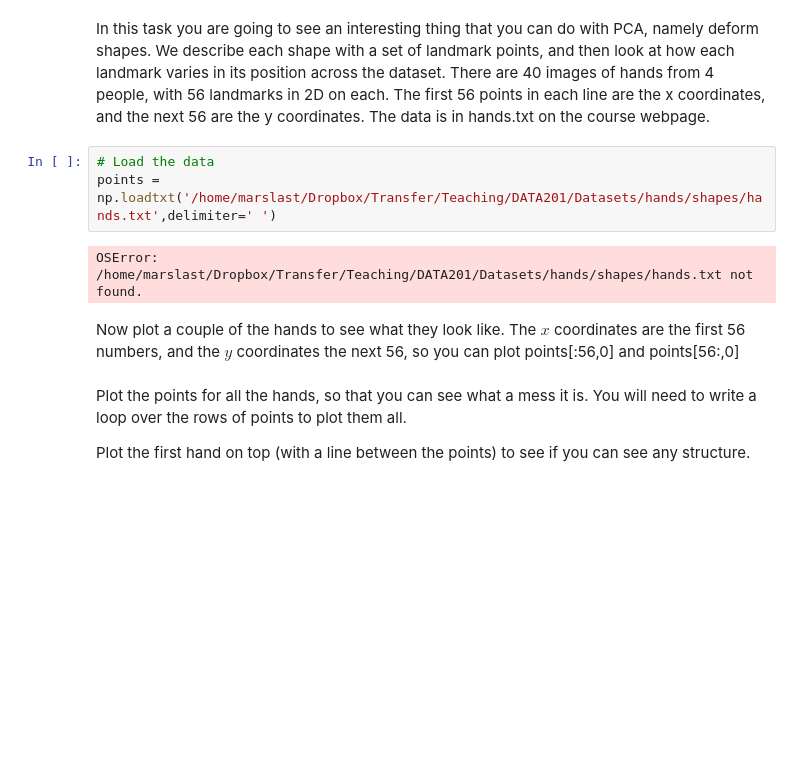
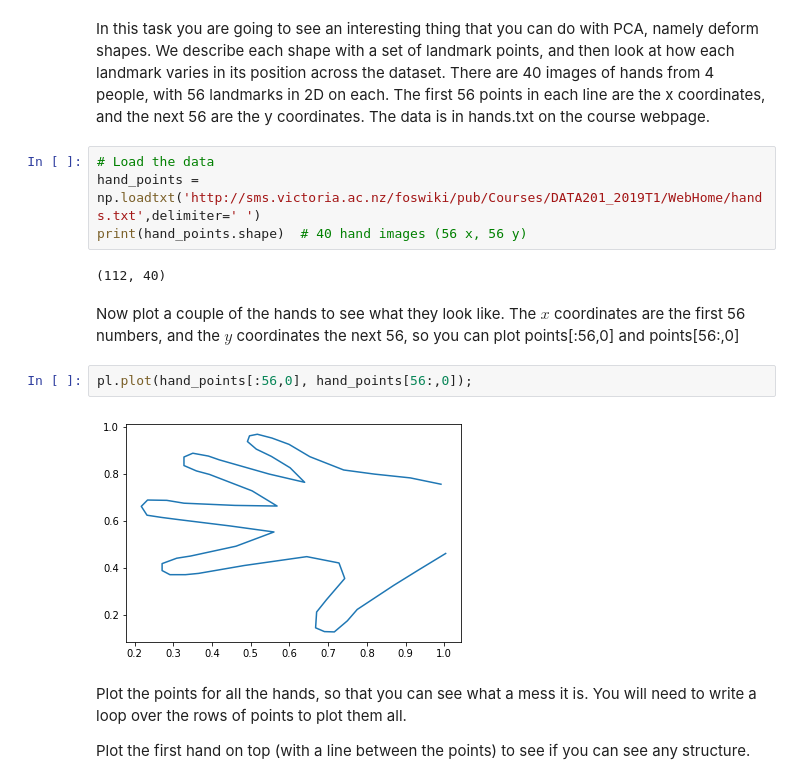
Before and after one commit to hanhnus/DATA201, a Jupyter notebook: Project 1.ipynb, the cells around one changed output. Drawn from its saved outputs; the diff is of its cells as text; blank space fills up the shorter version.

```diff
--- a/Project 1.ipynb
+++ b/Project 1.ipynb
@@ -363,13 +473,18 @@ Task 2: Hand Shapes
 # %% [markdown]
 In this task you are going to see an interesting thing that you can do with PCA, namely deform shapes. We describe each shape with a set of landmark points, and then look at how each landmark varies in its position across the dataset.
 There are 40 images of hands from 4 people, with 56 landmarks in 2D on each. The first 56 points in each line are the x coordinates, and the next 56 are the y coordinates. The data is in hands.txt on the course webpage.
-# %%
-# Load the data
-points = np.loadtxt('/home/marslast/Dropbox/Transfer/Teaching/DATA201/Datasets/hands/shapes/hands.txt',delimiter=' ')
-# %% [output]
-OSError: /home/marslast/Dropbox/Transfer/Teaching/DATA201/Datasets/hands/shapes/hands.txt not found.
+# %%
+# Load the data
+hand_points = np.loadtxt('http://sms.victoria.ac.nz/foswiki/pub/Courses/DATA201_2019T1/WebHome/hands.txt',delimiter=' ')
+print(hand_points.shape)  # 40 hand images (56 x, 56 y)
+# %% [output]
+(112, 40)
 # %% [markdown]
 Now plot a couple of the hands to see what they look like. The $x$ coordinates are the first 56 numbers, and the $y$ coordinates the next 56, so you can plot points[:56,0] and points[56:,0]
+# %%
+pl.plot(hand_points[:56,0], hand_points[56:,0]);
+# %% [output]
+[figure, added]
 # %% [markdown]
 Plot the points for all the hands, so that you can see what a mess it is. You will need to write a loop over the rows of points to plot them all.
 
```
Also changed, not shown: parts of 24 cells of this notebook.
